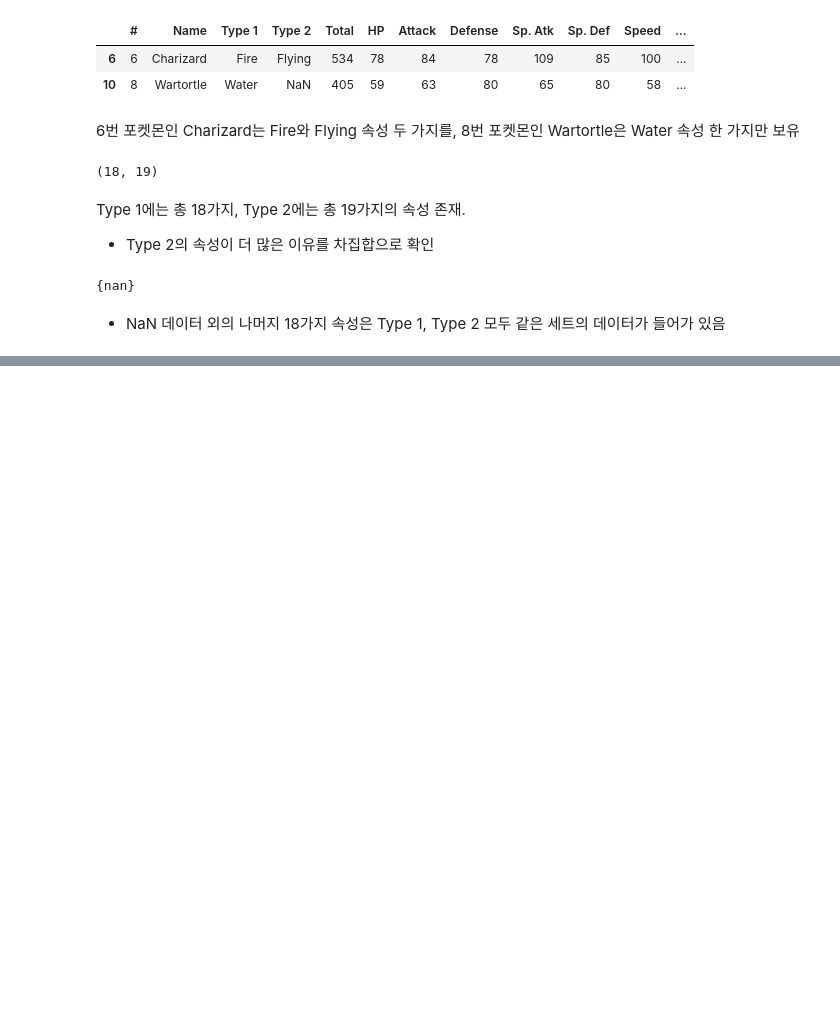
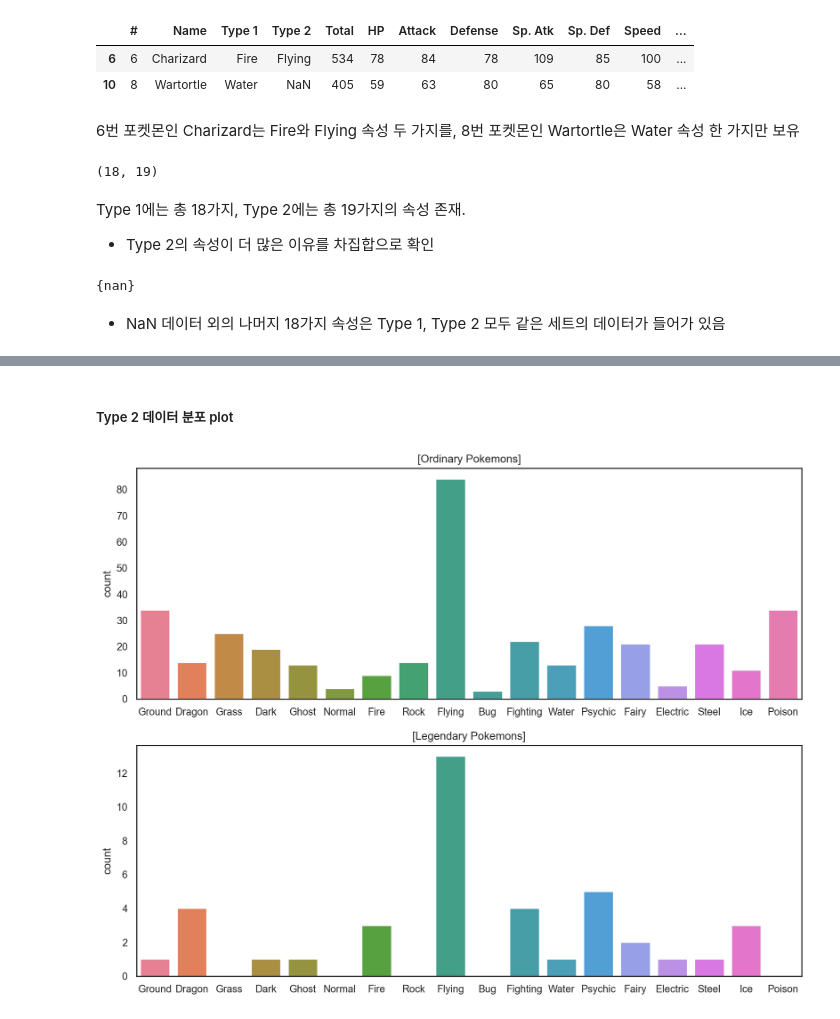
Before and after one commit to shualoalumin/AIFFEL_quest_cr, a Jupyter notebook: MainQuest/Quest02/MainQuest02_Pokemon.ipynb, the cells around one changed output, grey strips where cells are left out. Saved outputs shown, nothing was run; the diff lists cells and outputs as text; code cells hidden in the pictures; blank space fills up the shorter version.

```diff
--- a/MainQuest/Quest02/MainQuest02_Pokemon.ipynb
+++ b/MainQuest/Quest02/MainQuest02_Pokemon.ipynb
@@ -165,0 +224,18 @@ set(pokemon["Type 2"]) - set(pokemon["Type 1"])
+# %% [markdown]
+##### Type 2 데이터 분포 plot
+# %%
+plt.figure(figsize=(13, 10))
+
+plt.subplot(211)
+sns.countplot(data=ordinary, x="Type 2", hue="Type 2", order=types, hue_order=types, palette="husl", dodge=False, legend=False).set_xlabel('')
+plt.title("[Ordinary Pokemons]")
+
+plt.subplots_adjust(hspace=0.2)
+
+plt.subplot(212)
+sns.countplot(data=legendary, x="Type 2", hue="Type 2", order=types, hue_order=types, palette="husl", dodge=False, legend=False).set_xlabel('')
+plt.title("[Legendary Pokemons]")
+
+plt.show()
+# %% [output]
+[figure, added]
```
Also changed, not shown: parts of 19 cells of this notebook.
